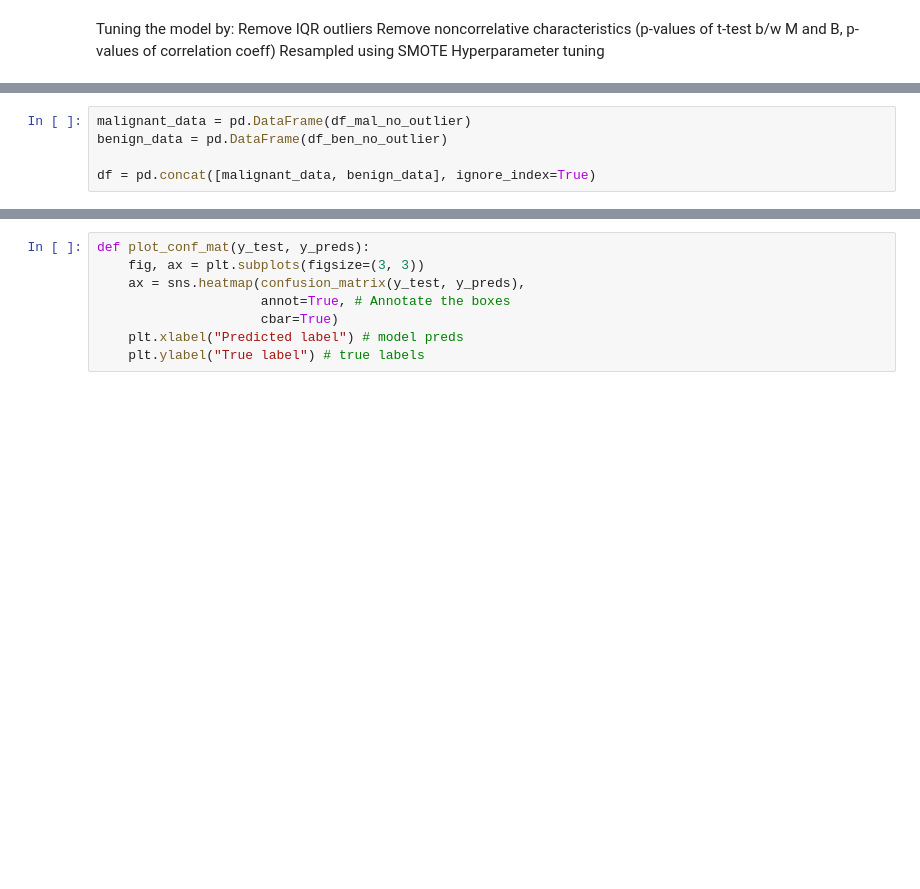
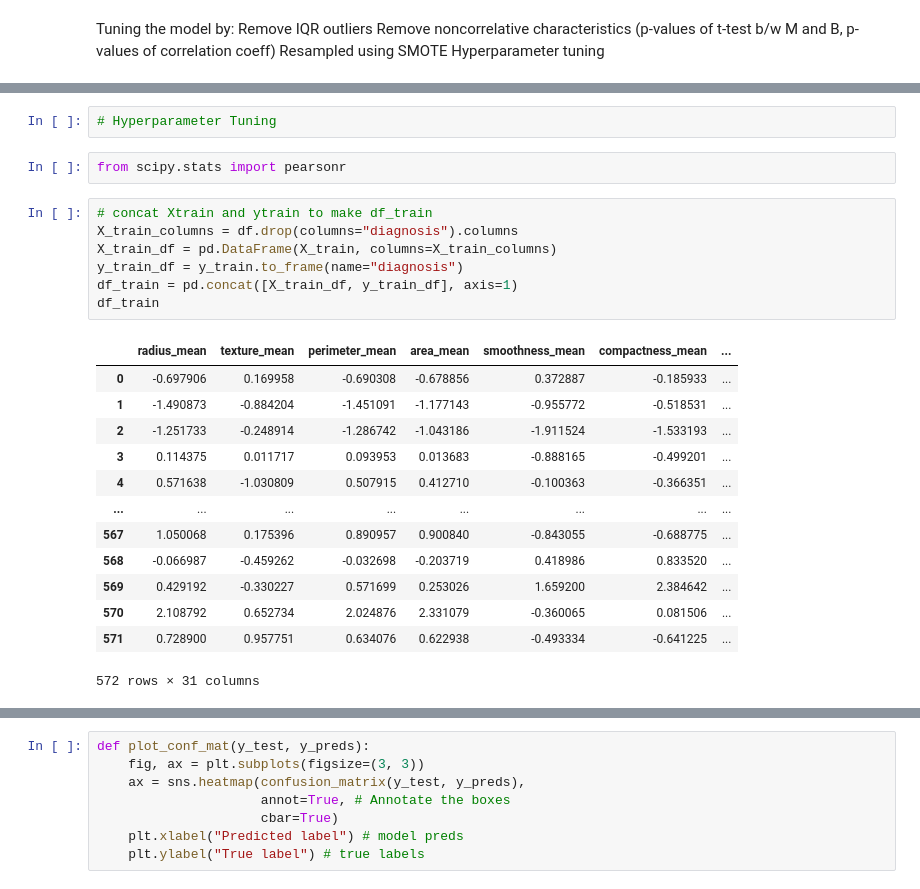
Before and after one commit to calvinyoon/DataScience, a Jupyter notebook: ML Binary Classification Tumor Type.ipynb, the cells around one changed output, grey strips where cells are left out. Cells and saved outputs as stored; diff of their text form; blank space fills up the shorter version.

```diff
--- a/ML Binary Classification Tumor Type.ipynb
+++ b/ML Binary Classification Tumor Type.ipynb
@@ -447,5 +467,0 @@ plt.show()
-# %%
-malignant_data = pd.DataFrame(df_mal_no_outlier)
-benign_data = pd.DataFrame(df_ben_no_outlier)
-
-df = pd.concat([malignant_data, benign_data], ignore_index=True)
@@ -537,0 +468,25 @@ plt.show()
+# %%
+# Hyperparameter Tuning
+# %%
+from scipy.stats import pearsonr
+# %%
+# concat Xtrain and ytrain to make df_train
+X_train_columns = df.drop(columns="diagnosis").columns
+X_train_df = pd.DataFrame(X_train, columns=X_train_columns)
+y_train_df = y_train.to_frame(name="diagnosis")
+df_train = pd.concat([X_train_df, y_train_df], axis=1)
+df_train
+# %% [output]
+|  | radius_mean | texture_mean | perimeter_mean | area_mean | smoothness_mean | compactness_mean | ... |
+| 0 | -0.697906 | 0.169958 | -0.690308 | -0.678856 | 0.372887 | -0.185933 | ... |
+| 1 | -1.490873 | -0.884204 | -1.451091 | -1.177143 | -0.955772 | -0.518531 | ... |
+| 2 | -1.251733 | -0.248914 | -1.286742 | -1.043186 | -1.911524 | -1.533193 | ... |
+| 3 | 0.114375 | 0.011717 | 0.093953 | 0.013683 | -0.888165 | -0.499201 | ... |
+| 4 | 0.571638 | -1.030809 | 0.507915 | 0.412710 | -0.100363 | -0.366351 | ... |
+| ... | ... | ... | ... | ... | ... | ... | ... |
+| 567 | 1.050068 | 0.175396 | 0.890957 | 0.900840 | -0.843055 | -0.688775 | ... |
+| 568 | -0.066987 | -0.459262 | -0.032698 | -0.203719 | 0.418986 | 0.833520 | ... |
+| 569 | 0.429192 | -0.330227 | 0.571699 | 0.253026 | 1.659200 | 2.384642 | ... |
+| 570 | 2.108792 | 0.652734 | 2.024876 | 2.331079 | -0.360065 | 0.081506 | ... |
+| 571 | 0.728900 | 0.957751 | 0.634076 | 0.622938 | -0.493334 | -0.641225 | ... |
+572 rows × 31 columns
```
Also changed, not shown: parts of 52 cells of this notebook.
